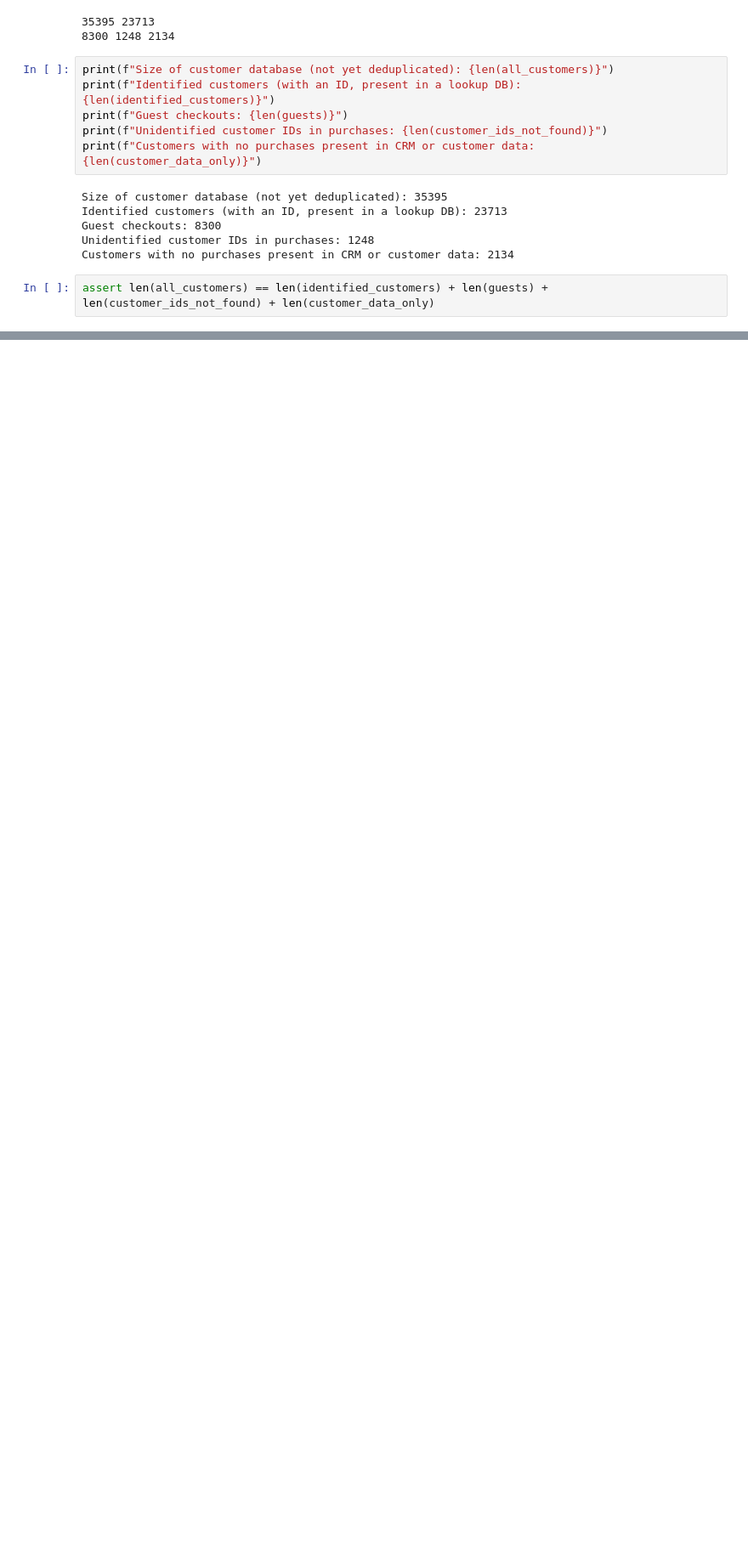
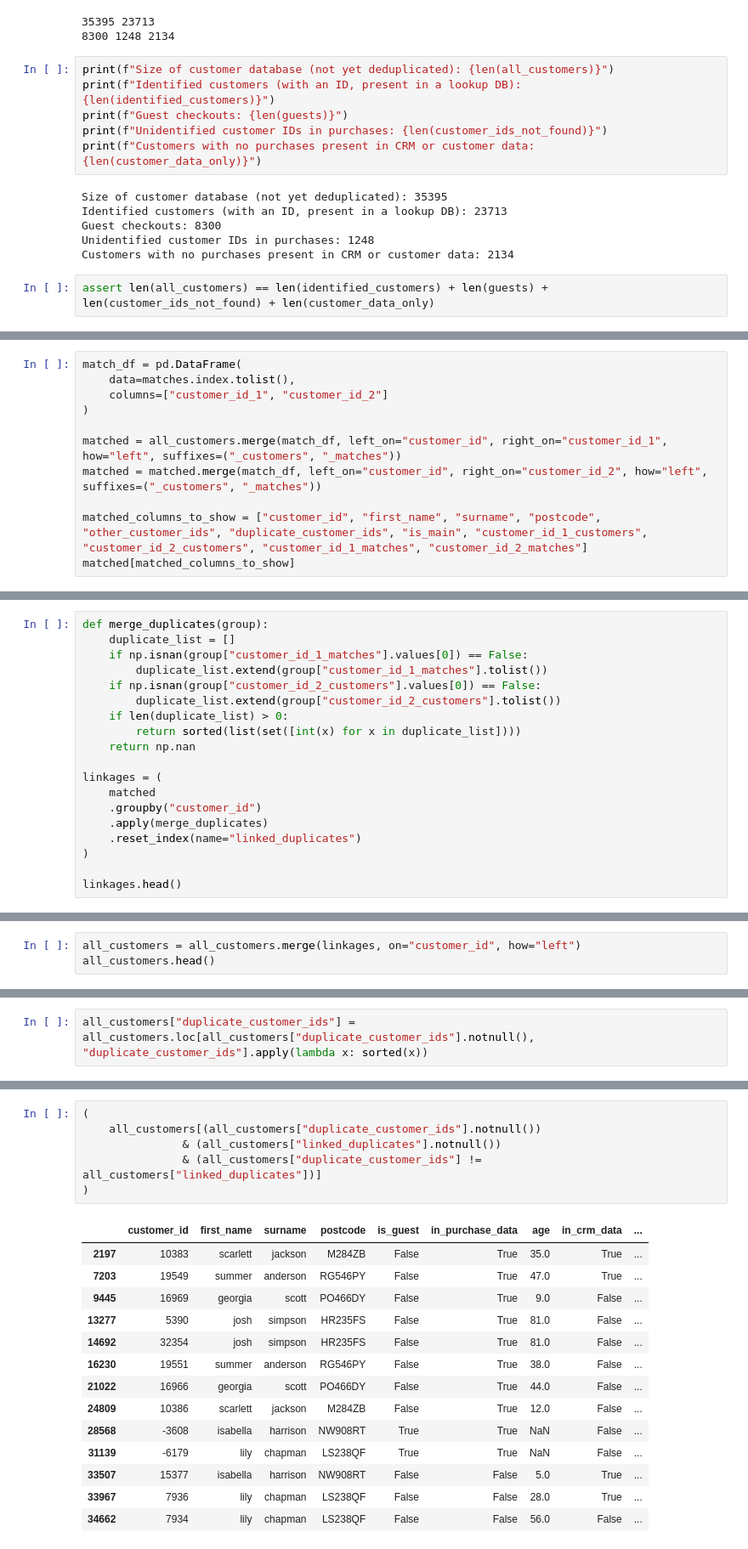
Before and after one commit to kbattish/Real-Life-Data-Analysis-Projects, a Jupyter notebook: customer-data-modeling/notebooks/customer_data_modeling.ipynb, the cells around one changed output, grey strips where cells are left out. Shown at 85% size. Saved outputs shown, nothing was run; the diff lists cells and outputs as text; blank space fills up the shorter version.

Commit message:
completed data modeling project

```diff
--- a/customer-data-modeling/notebooks/customer_data_modeling.ipynb
+++ b/customer-data-modeling/notebooks/customer_data_modeling.ipynb
@@ -639,0 +845,11 @@ assert len(all_customers) == len(identified_customers) + len(guests) + len(custo
+# %%
+match_df = pd.DataFrame(
+    data=matches.index.tolist(),
+    columns=["customer_id_1", "customer_id_2"]
+)
+
+matched = all_customers.merge(match_df, left_on="customer_id", right_on="customer_id_1", how="left", suffixes=("_customers", "_matches"))
+matched = matched.merge(match_df, left_on="customer_id", right_on="customer_id_2", how="left", suffixes=("_customers", "_matches"))
+
+matched_columns_to_show = ["customer_id", "first_name", "surname", "postcode", "other_customer_ids", "duplicate_customer_ids", "is_main", "customer_id_1_customers", "customer_id_2_customers", "customer_id_1_matches", "customer_id_2_matches"]
+matched[matched_columns_to_show]
@@ -639,0 +879,19 @@ assert len(all_customers) == len(identified_customers) + len(guests) + len(custo
+# %%
+def merge_duplicates(group):
+    duplicate_list = []
+    if np.isnan(group["customer_id_1_matches"].values[0]) == False:
+        duplicate_list.extend(group["customer_id_1_matches"].tolist())
+    if np.isnan(group["customer_id_2_customers"].values[0]) == False:
+        duplicate_list.extend(group["customer_id_2_customers"].tolist())
+    if len(duplicate_list) > 0:
+        return sorted(list(set([int(x) for x in duplicate_list])))
+    return np.nan
+
+linkages = (
+    matched
+    .groupby("customer_id")
+    .apply(merge_duplicates)
+    .reset_index(name="linked_duplicates")
+)
+
+linkages.head()
@@ -639,0 +907,3 @@ assert len(all_customers) == len(identified_customers) + len(guests) + len(custo
+# %%
+all_customers = all_customers.merge(linkages, on="customer_id", how="left")
+all_customers.head()
@@ -639,0 +919,2 @@ assert len(all_customers) == len(identified_customers) + len(guests) + len(custo
+# %%
+all_customers["duplicate_customer_ids"] = all_customers.loc[all_customers["duplicate_customer_ids"].notnull(), "duplicate_customer_ids"].apply(lambda x: sorted(x))
@@ -639,0 +923,21 @@ assert len(all_customers) == len(identified_customers) + len(guests) + len(custo
+# %%
+(
+    all_customers[(all_customers["duplicate_customer_ids"].notnull())
+               & (all_customers["linked_duplicates"].notnull())
+               & (all_customers["duplicate_customer_ids"] != all_customers["linked_duplicates"])]
+)
+# %% [output]
+|  | customer_id | first_name | surname | postcode | is_guest | in_purchase_data | age | in_crm_data | ... |
+| 2197 | 10383 | scarlett | jackson | M284ZB | False | True | 35.0 | True | ... |
+| 7203 | 19549 | summer | anderson | RG546PY | False | True | 47.0 | True | ... |
+| 9445 | 16969 | georgia | scott | PO466DY | False | True | 9.0 | False | ... |
+| 13277 | 5390 | josh | simpson | HR235FS | False | True | 81.0 | False | ... |
+| 14692 | 32354 | josh | simpson | HR235FS | False | True | 81.0 | False | ... |
+| 16230 | 19551 | summer | anderson | RG546PY | False | True | 38.0 | False | ... |
+| 21022 | 16966 | georgia | scott | PO466DY | False | True | 44.0 | False | ... |
+| 24809 | 10386 | scarlett | jackson | M284ZB | False | True | 12.0 | False | ... |
+| 28568 | -3608 | isabella | harrison | NW908RT | True | True | NaN | False | ... |
+| 31139 | -6179 | lily | chapman | LS238QF | True | True | NaN | False | ... |
+| 33507 | 15377 | isabella | harrison | NW908RT | False | False | 5.0 | True | ... |
+| 33967 | 7936 | lily | chapman | LS238QF | False | False | 28.0 | True | ... |
+| 34662 | 7934 | lily | chapman | LS238QF | False | False | 56.0 | False | ... |
```
Also changed, not shown: parts of 31 cells of this notebook, 1 other file.
